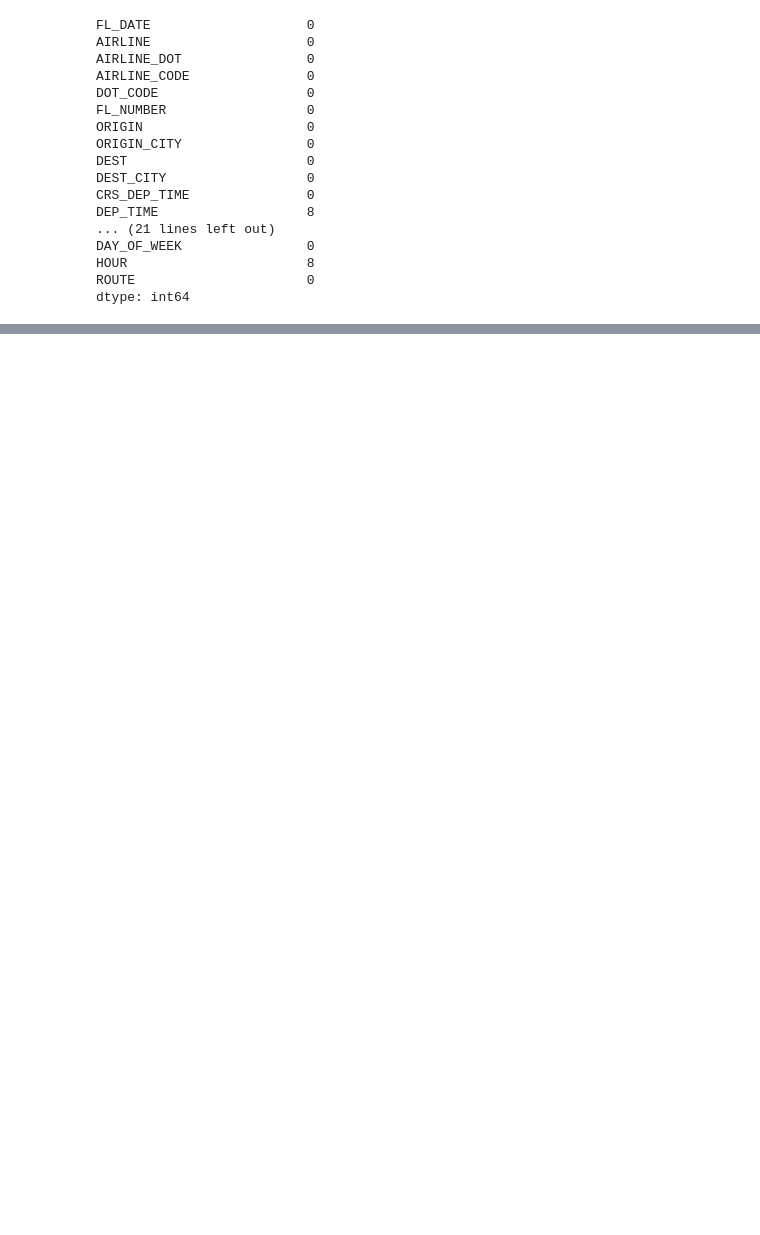
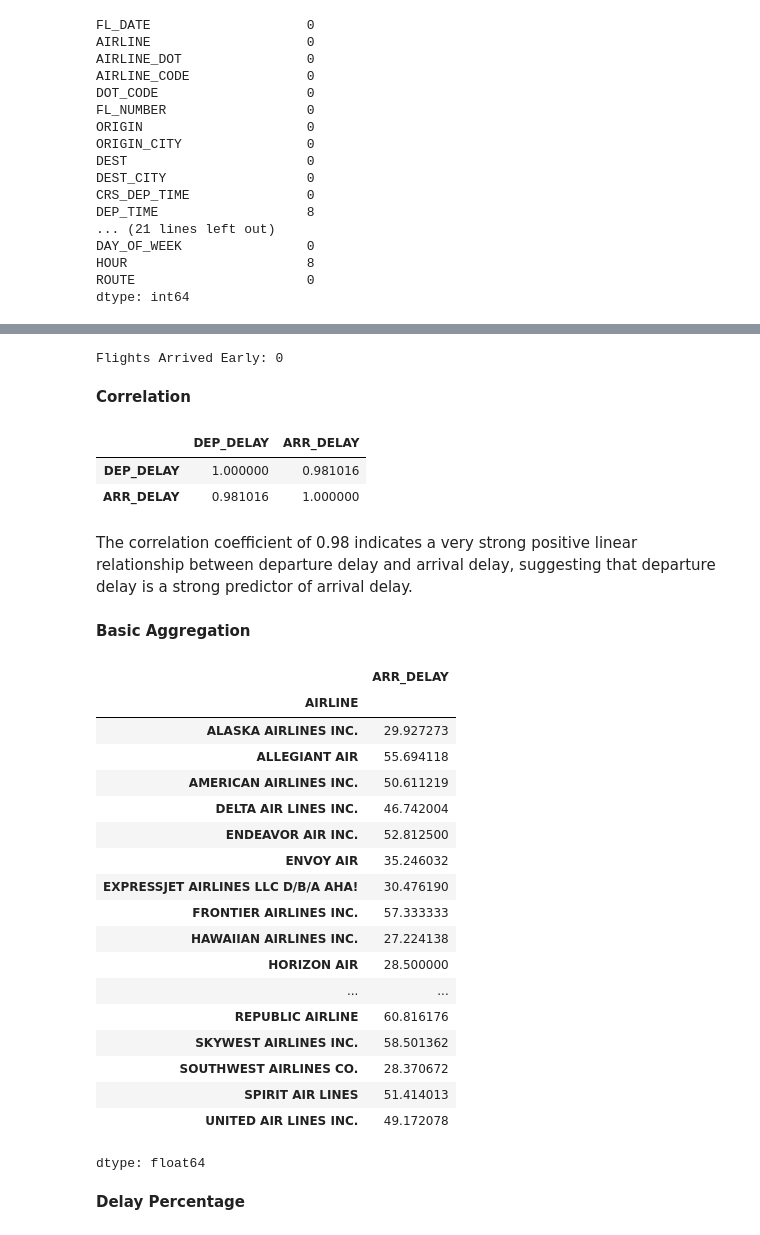
Before and after one commit to sumareddy-1234/AirFly-Insights, a Jupyter notebook: AirFly_Insights_Milestone1_Data_Cleaning.ipynb, the cells around one changed output, grey strips where cells are left out. Drawn from its saved outputs; the diff is of its cells as text; code cells hidden in the pictures; blank space fills up the shorter version.

```diff
--- a/AirFly_Insights_Milestone1_Data_Cleaning.ipynb
+++ b/AirFly_Insights_Milestone1_Data_Cleaning.ipynb
@@ -194,0 +282,41 @@ df.dropna(subset=['DEP_TIME','HOUR'], inplace=True)
+# %%
+print("Flights Arrived Early:",
+(df['ARR_DELAY'] < 0).sum())
+# %% [output]
+Flights Arrived Early: 0
+# %% [markdown]
+**Correlation**
+# %%
+df[['DEP_DELAY','ARR_DELAY']].corr()
+# %% [output]
+|  | DEP_DELAY | ARR_DELAY |
+| DEP_DELAY | 1.000000 | 0.981016 |
+| ARR_DELAY | 0.981016 | 1.000000 |
+# %% [markdown]
+The correlation coefficient of 0.98 indicates a very strong positive linear relationship between departure delay and arrival delay, suggesting that departure delay is a strong predictor of arrival delay.
+# %% [markdown]
+**Basic Aggregation**
+# %%
+df.groupby('AIRLINE')['ARR_DELAY'].mean()
+# %% [output]
+|  | ARR_DELAY |
+| AIRLINE |  |
+| ALASKA AIRLINES INC. | 29.927273 |
+| ALLEGIANT AIR | 55.694118 |
+| AMERICAN AIRLINES INC. | 50.611219 |
+| DELTA AIR LINES INC. | 46.742004 |
+| ENDEAVOR AIR INC. | 52.812500 |
+| ENVOY AIR | 35.246032 |
+| EXPRESSJET AIRLINES LLC D/B/A AHA! | 30.476190 |
+| FRONTIER AIRLINES INC. | 57.333333 |
+| HAWAIIAN AIRLINES INC. | 27.224138 |
+| HORIZON AIR | 28.500000 |
+| ... | ... |
+| REPUBLIC AIRLINE | 60.816176 |
+| SKYWEST AIRLINES INC. | 58.501362 |
+| SOUTHWEST AIRLINES CO. | 28.370672 |
+| SPIRIT AIR LINES | 51.414013 |
+| UNITED AIR LINES INC. | 49.172078 |
+dtype: float64
+# %% [markdown]
+**Delay Percentage**
```
Also changed, not shown: parts of 38 cells of this notebook, 1 other file.
